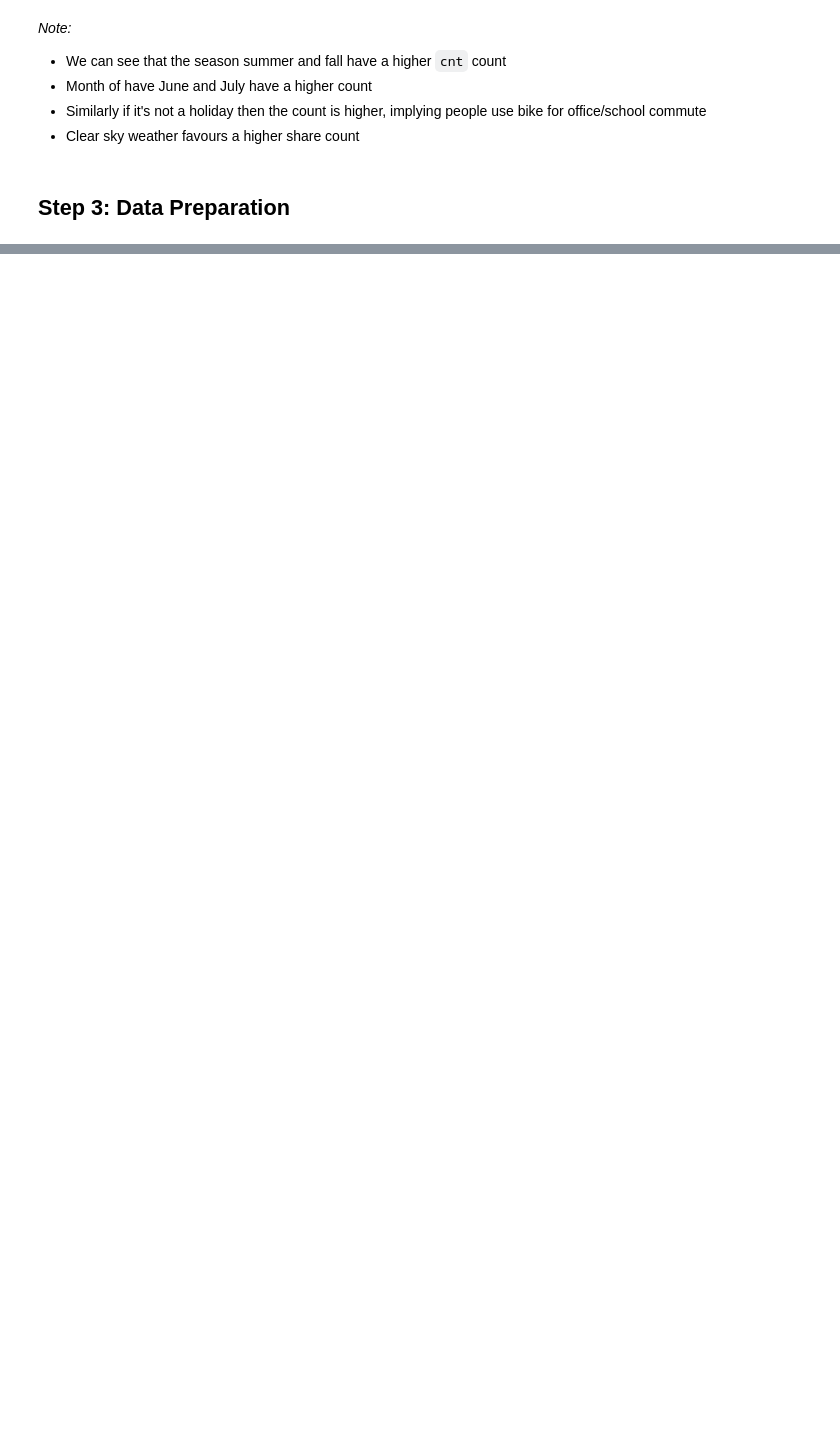
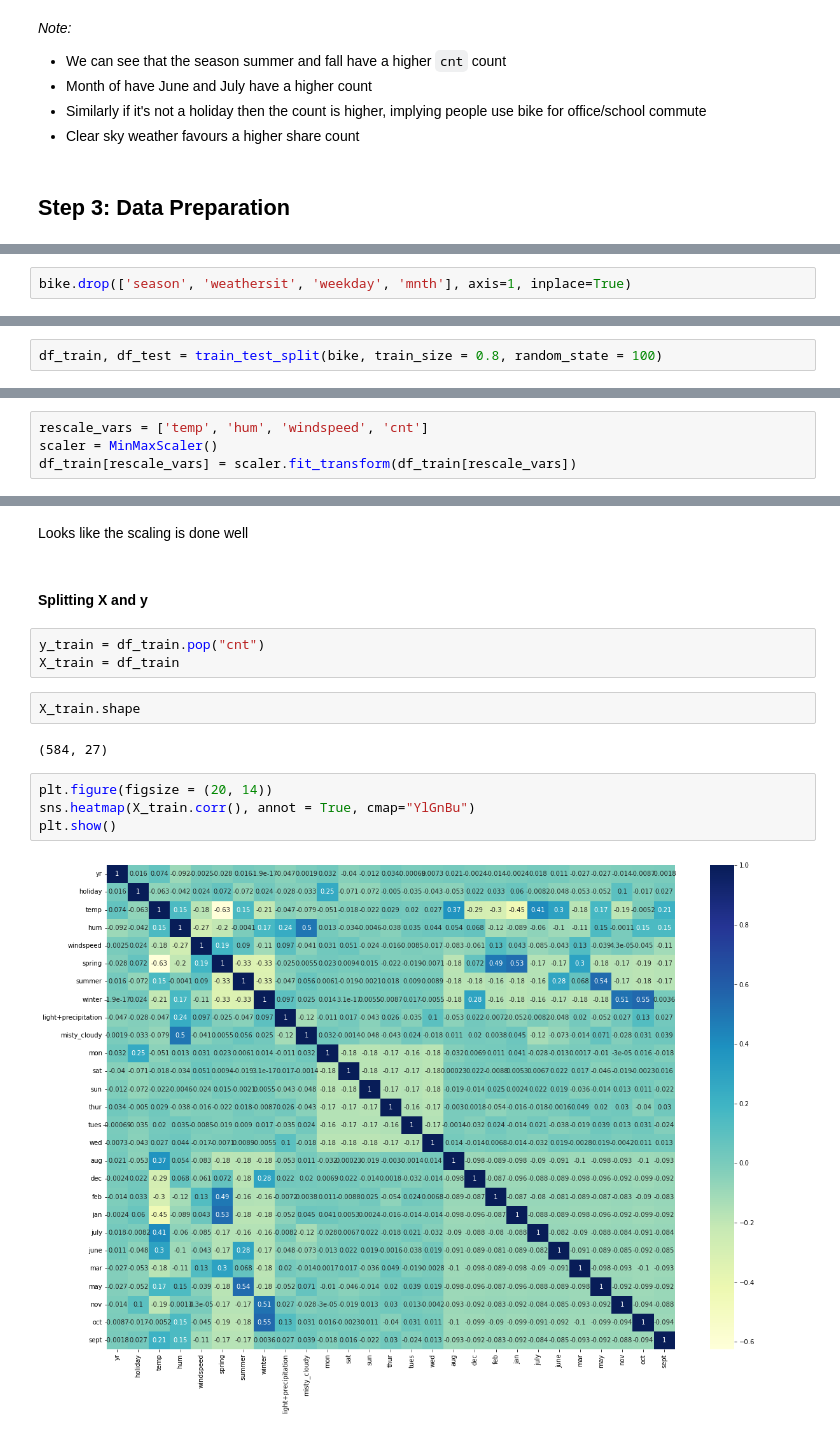
Before and after one commit to jawad360/epgp_course_2_bike_sharing_ass, a Jupyter notebook: bike_sharing.ipynb, the cells around one changed output, grey strips where cells are left out. Drawn from its saved outputs; the diff is of its cells as text; blank space fills up the shorter version.

```diff
--- a/bike_sharing.ipynb
+++ b/bike_sharing.ipynb
@@ -248,0 +292,2 @@ plt.show()
+# %%
+bike.drop(['season', 'weathersit', 'weekday', 'mnth'], axis=1, inplace=True)
@@ -248,0 +326,2 @@ plt.show()
+# %%
+df_train, df_test = train_test_split(bike, train_size = 0.8, random_state = 100)
@@ -248,0 +338,4 @@ plt.show()
+# %%
+rescale_vars = ['temp', 'hum', 'windspeed', 'cnt']
+scaler = MinMaxScaler()
+df_train[rescale_vars] = scaler.fit_transform(df_train[rescale_vars])
@@ -248,0 +355,17 @@ plt.show()
+# %% [markdown]
+Looks like the scaling is done well
+# %% [markdown]
+#### Splitting X and y
+# %%
+y_train = df_train.pop("cnt")
+X_train = df_train
+# %%
+X_train.shape
+# %% [output]
+(584, 27)
+# %%
+plt.figure(figsize = (20, 14))
+sns.heatmap(X_train.corr(), annot = True, cmap="YlGnBu")
+plt.show()
+# %% [output]
+[figure, added]
```
Also changed, not shown: parts of 58 cells of this notebook.
